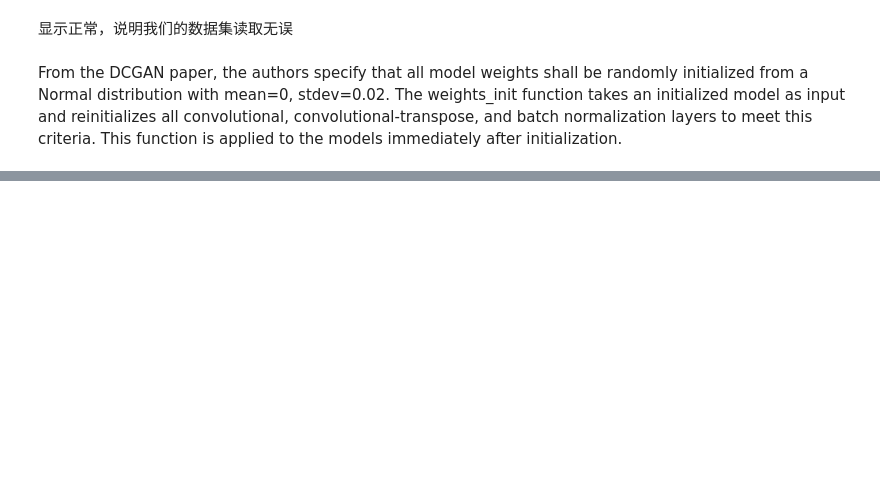
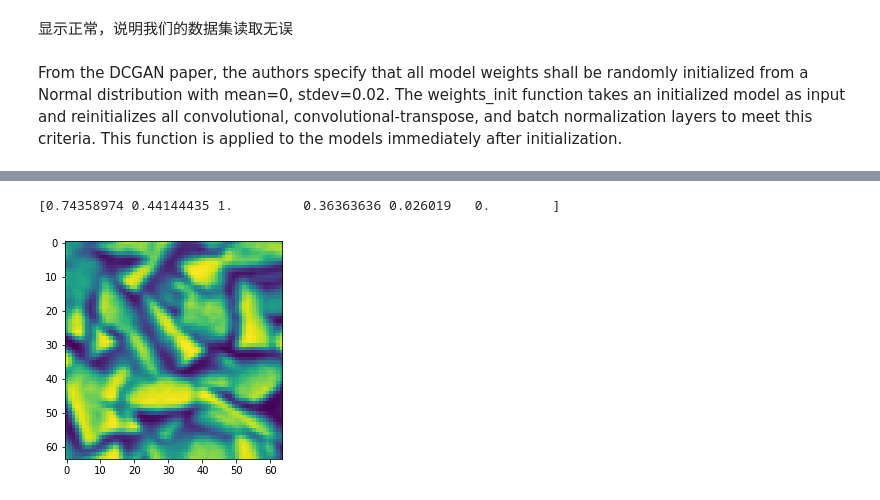
Before and after one commit to Tyrion58/SZD_image_generate, a Jupyter notebook: GAN.ipynb, the cells around one changed output, grey strips where cells are left out. Drawn from its saved outputs; the diff is of its cells as text; code cells hidden in the pictures; blank space fills up the shorter version.

```diff
--- a/GAN.ipynb
+++ b/GAN.ipynb
@@ -463,0 +577,6 @@ for epoch in tqdm(range(num_epochs)):
+# %%
+plt.imshow(XS[100, 0, :, :])
+print(YS_scaled[100])
+# %% [output]
+[0.74358974 0.44144435 1.         0.36363636 0.026019   0.        ]
+[figure, added]
```
Also changed, not shown: parts of 20 cells of this notebook.
